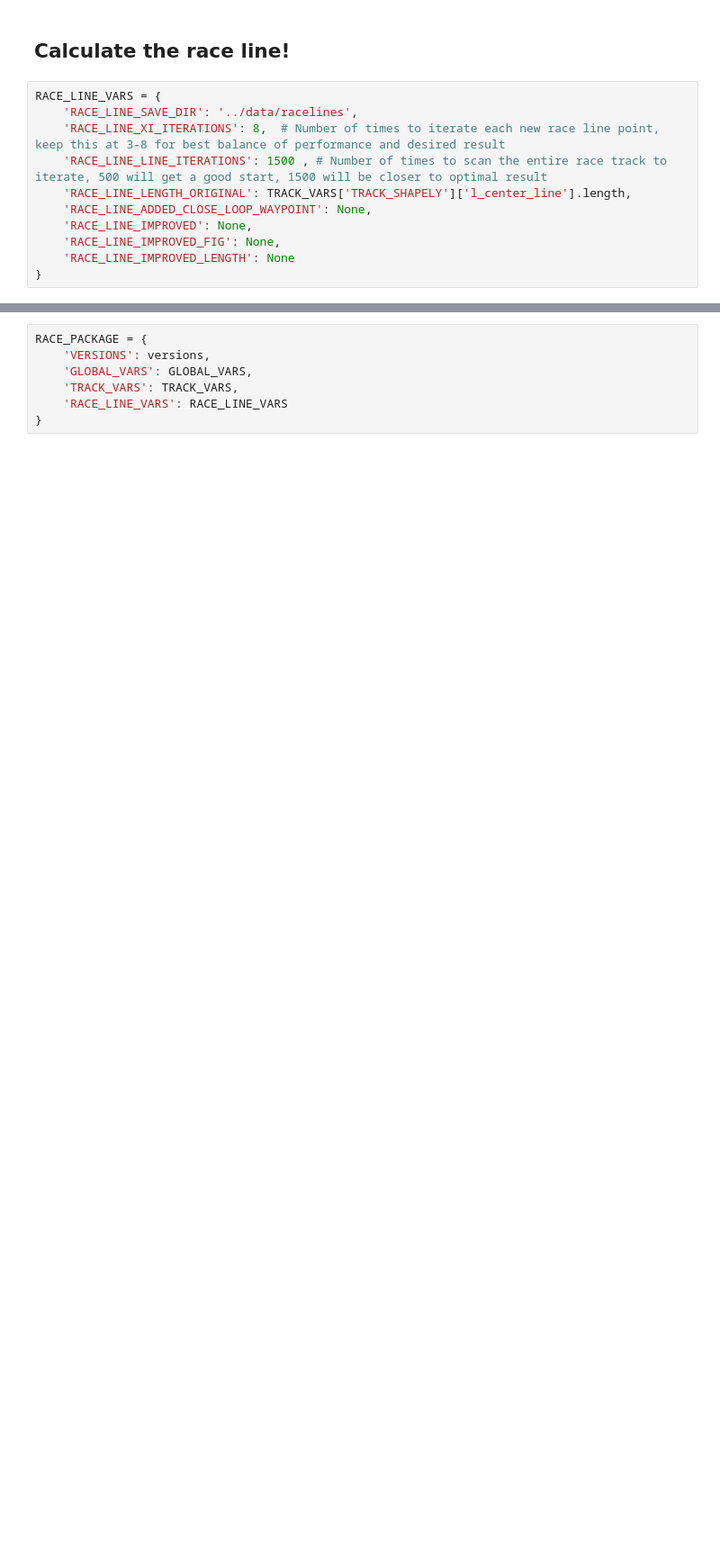
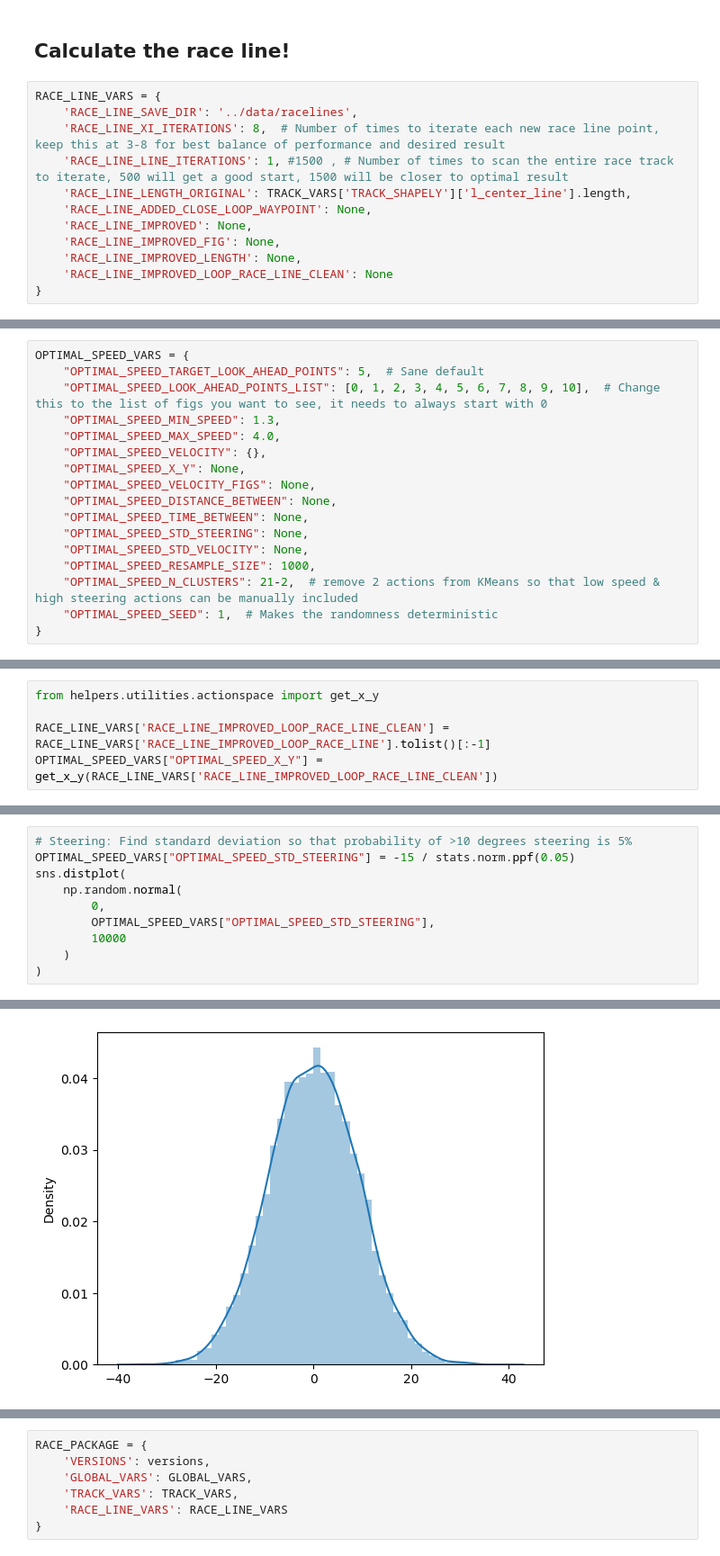
Before and after one commit to BOHICA-LABS/DeepRacer, a Jupyter notebook: NoteBooks/DeepRacer.ipynb, the cells around one changed output, grey strips where cells are left out. Shown at 90% size. Cells and saved outputs as stored; diff of their text form; blank space fills up the shorter version.

```diff
--- a/NoteBooks/DeepRacer.ipynb
+++ b/NoteBooks/DeepRacer.ipynb
@@ -204,12 +208,13 @@ print_border(
 RACE_LINE_VARS = {
     'RACE_LINE_SAVE_DIR': '../data/racelines',
     'RACE_LINE_XI_ITERATIONS': 8,  # Number of times to iterate each new race line point, keep this at 3-8 for best balance of performance and desired result
-    'RACE_LINE_LINE_ITERATIONS': 1500 , # Number of times to scan the entire race track to iterate, 500 will get a good start, 1500 will be closer to optimal result
+    'RACE_LINE_LINE_ITERATIONS': 1, #1500 , # Number of times to scan the entire race track to iterate, 500 will get a good start, 1500 will be closer to optimal result
     'RACE_LINE_LENGTH_ORIGINAL': TRACK_VARS['TRACK_SHAPELY']['l_center_line'].length,
     'RACE_LINE_ADDED_CLOSE_LOOP_WAYPOINT': None,
     'RACE_LINE_IMPROVED': None,
     'RACE_LINE_IMPROVED_FIG': None,
-    'RACE_LINE_IMPROVED_LENGTH': None
+    'RACE_LINE_IMPROVED_LENGTH': None,
+    'RACE_LINE_IMPROVED_LOOP_RACE_LINE_CLEAN': None
 }
 # %%
 from helpers.utilities import improve_race_line_runner
@@ -255,0 +266,17 @@ print_border(
+# %%
+OPTIMAL_SPEED_VARS = {
+    "OPTIMAL_SPEED_TARGET_LOOK_AHEAD_POINTS": 5,  # Sane default
+    "OPTIMAL_SPEED_LOOK_AHEAD_POINTS_LIST": [0, 1, 2, 3, 4, 5, 6, 7, 8, 9, 10],  # Change this to the list of figs you want to see, it needs to always start with 0
+    "OPTIMAL_SPEED_MIN_SPEED": 1.3,
+    "OPTIMAL_SPEED_MAX_SPEED": 4.0,
+    "OPTIMAL_SPEED_VELOCITY": {},
+    "OPTIMAL_SPEED_X_Y": None,
+    "OPTIMAL_SPEED_VELOCITY_FIGS": None,
+    "OPTIMAL_SPEED_DISTANCE_BETWEEN": None,
+    "OPTIMAL_SPEED_TIME_BETWEEN": None,
+    "OPTIMAL_SPEED_STD_STEERING": None,
+    "OPTIMAL_SPEED_STD_VELOCITY": None,
+    "OPTIMAL_SPEED_RESAMPLE_SIZE": 1000,
+    "OPTIMAL_SPEED_N_CLUSTERS": 21-2,  # remove 2 actions from KMeans so that low speed & high steering actions can be manually included
+    "OPTIMAL_SPEED_SEED": 1,  # Makes the randomness deterministic
+}
@@ -255,0 +289,5 @@ print_border(
+# %%
+from helpers.utilities.actionspace import get_x_y
+
+RACE_LINE_VARS['RACE_LINE_IMPROVED_LOOP_RACE_LINE_CLEAN'] = RACE_LINE_VARS['RACE_LINE_IMPROVED_LOOP_RACE_LINE'].tolist()[:-1]
+OPTIMAL_SPEED_VARS["OPTIMAL_SPEED_X_Y"] = get_x_y(RACE_LINE_VARS['RACE_LINE_IMPROVED_LOOP_RACE_LINE_CLEAN'])
@@ -255,0 +296,11 @@ print_border(
+# %%
+# Steering: Find standard deviation so that probability of >10 degrees steering is 5%
+OPTIMAL_SPEED_VARS["OPTIMAL_SPEED_STD_STEERING"] = -15 / stats.norm.ppf(0.05)
+sns.distplot(
+    np.random.normal(
+        0,
+        OPTIMAL_SPEED_VARS["OPTIMAL_SPEED_STD_STEERING"],
+        10000
+    )
+)
+# %% [output]
@@ -255,0 +317 @@ print_border(
+[figure, added]
```
Also changed, not shown: parts of 25 cells of this notebook.
